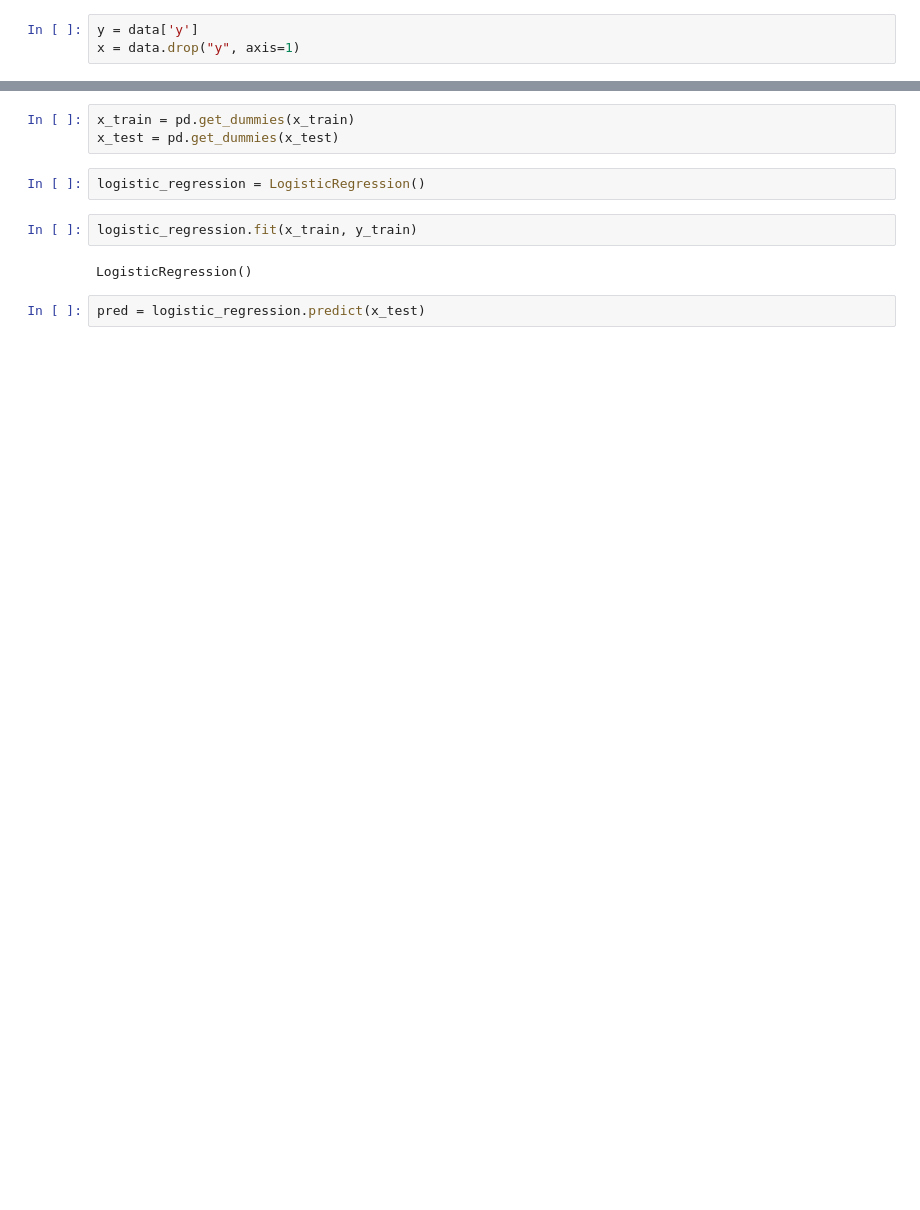
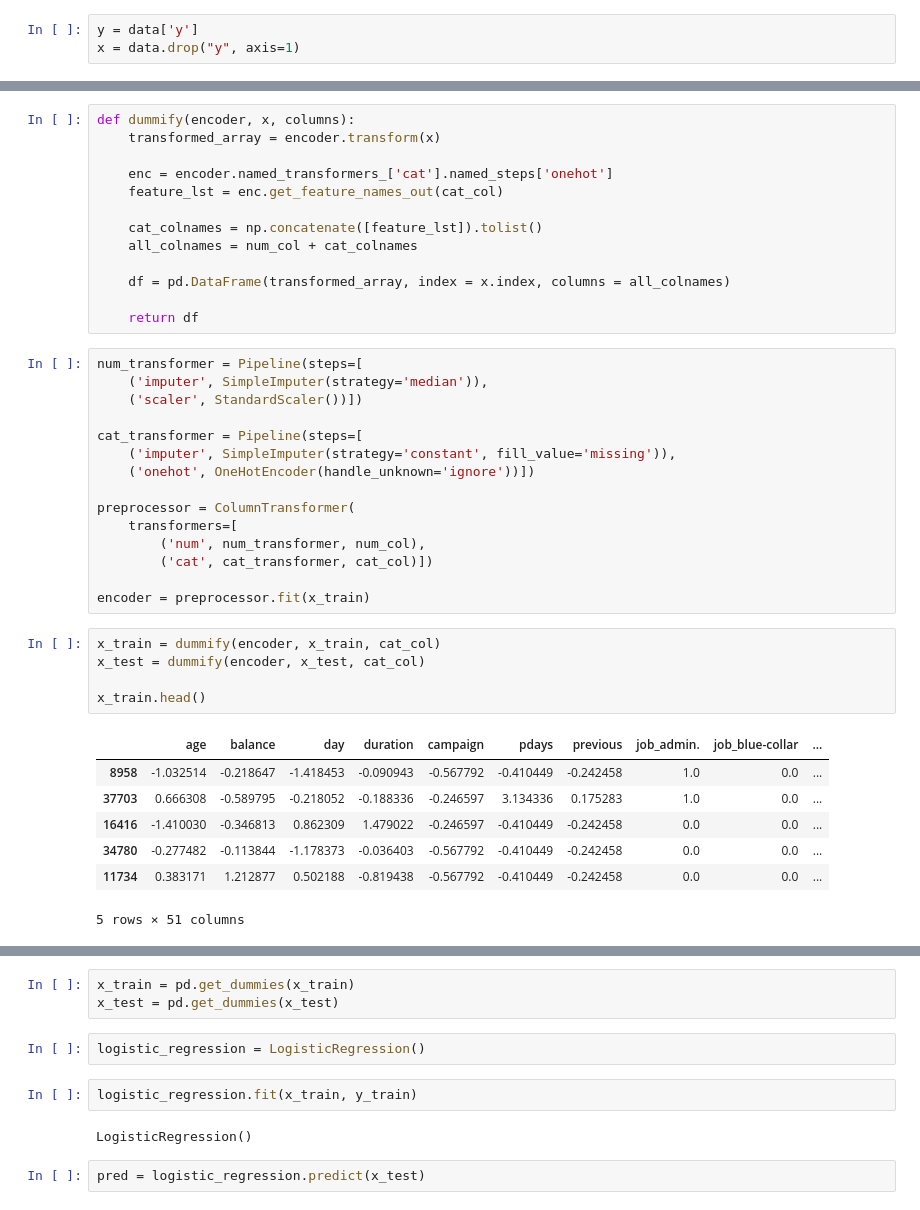
Before and after one commit to ShawonSUSTSWE/ML-Lab, a Jupyter notebook: Final Assignments/ML_Lab_2.ipynb, the cells around one changed output, grey strips where cells are left out. Cells and saved outputs as stored; diff of their text form; blank space fills up the shorter version.

```diff
--- a/Final Assignments/ML_Lab_2.ipynb
+++ b/Final Assignments/ML_Lab_2.ipynb
@@ -52,3 +64,44 @@ x_test.head()
+# %%
+def dummify(encoder, x, columns):
+    transformed_array = encoder.transform(x)
+
+    enc = encoder.named_transformers_['cat'].named_steps['onehot']
+    feature_lst = enc.get_feature_names_out(cat_col)
+
+    cat_colnames = np.concatenate([feature_lst]).tolist()
+    all_colnames = num_col + cat_colnames
+
+    df = pd.DataFrame(transformed_array, index = x.index, columns = all_colnames)
+
+    return df
+# %%
+num_transformer = Pipeline(steps=[
+    ('imputer', SimpleImputer(strategy='median')),
+    ('scaler', StandardScaler())])
+
+cat_transformer = Pipeline(steps=[
+    ('imputer', SimpleImputer(strategy='constant', fill_value='missing')),
+    ('onehot', OneHotEncoder(handle_unknown='ignore'))])
+
+preprocessor = ColumnTransformer(
+    transformers=[
+        ('num', num_transformer, num_col),
+        ('cat', cat_transformer, cat_col)])
+
+encoder = preprocessor.fit(x_train)
+# %%
+x_train = dummify(encoder, x_train, cat_col)
+x_test = dummify(encoder, x_test, cat_col)
+
+x_train.head()
+# %% [output]
+|  | age | balance | day | duration | campaign | pdays | previous | job_admin. | job_blue-collar | ... |
+| 8958 | -1.032514 | -0.218647 | -1.418453 | -0.090943 | -0.567792 | -0.410449 | -0.242458 | 1.0 | 0.0 | ... |
+| 37703 | 0.666308 | -0.589795 | -0.218052 | -0.188336 | -0.246597 | 3.134336 | 0.175283 | 1.0 | 0.0 | ... |
+| 16416 | -1.410030 | -0.346813 | 0.862309 | 1.479022 | -0.246597 | -0.410449 | -0.242458 | 0.0 | 0.0 | ... |
+| 34780 | -0.277482 | -0.113844 | -1.178373 | -0.036403 | -0.567792 | -0.410449 | -0.242458 | 0.0 | 0.0 | ... |
+| 11734 | 0.383171 | 1.212877 | 0.502188 | -0.819438 | -0.567792 | -0.410449 | -0.242458 | 0.0 | 0.0 | ... |
+5 rows × 51 columns
 # %%
 l = []
 for i in y_train:
```
Also changed, not shown: parts of 12 cells of this notebook.
